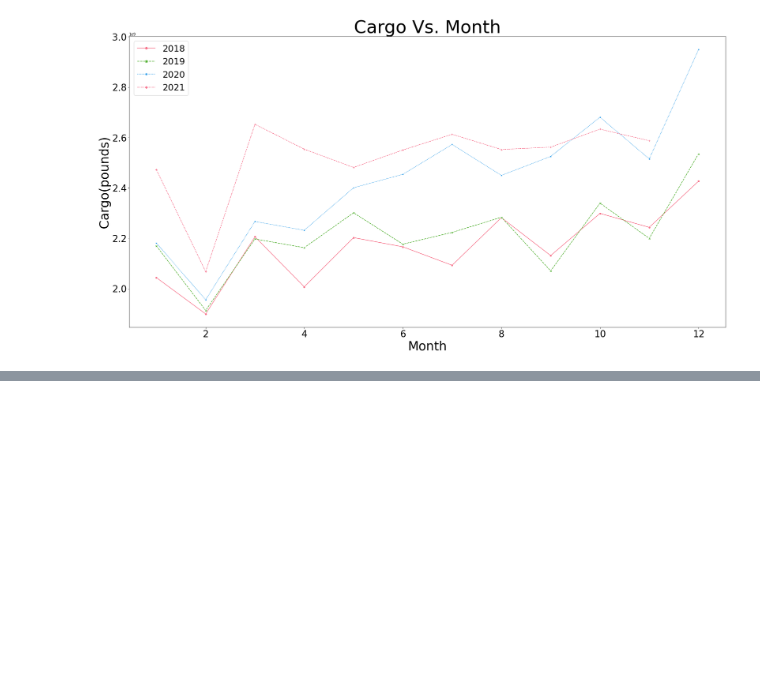
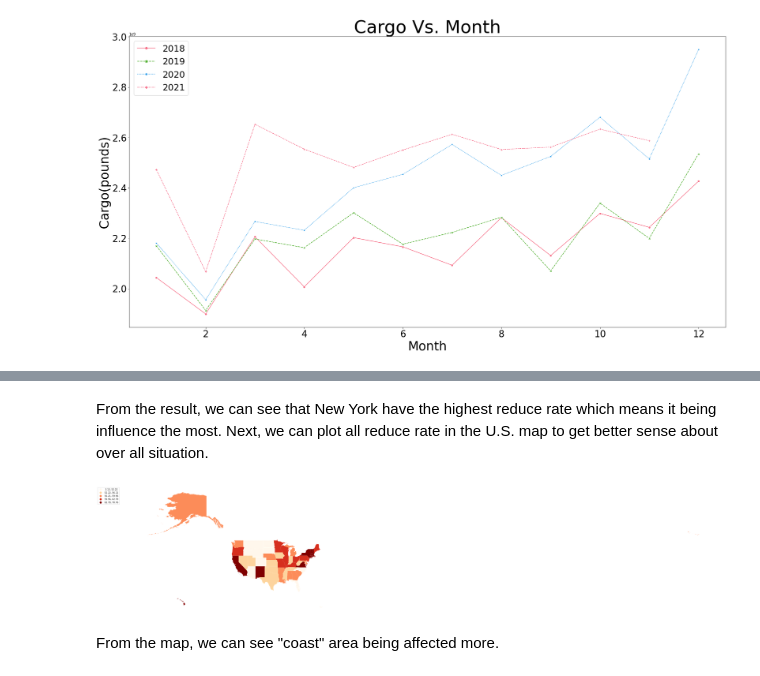
Before and after one commit to lxzhe718-1935368/Influence-Of-COVID-On-Our-Trip, a Jupyter notebook: final_project.ipynb, the cells around one changed output, grey strips where cells are left out. Saved outputs shown, nothing was run; the diff lists cells and outputs as text; code cells hidden in the pictures; blank space fills up the shorter version.

```diff
--- a/final_project.ipynb
+++ b/final_project.ipynb
@@ -239,0 +233,14 @@ df.plot()
+# %%
+city_data_2019 = flight_2019.groupby("ORIGIN_STATE_NM", as_index=False)["PASSENGERS"].sum()
+city_data_2020 = flight_2020.groupby("ORIGIN_STATE_NM", as_index=False)["PASSENGERS"].sum()
+# %%
+# join two data together to calculate reduce percentage
+# PASSENGERS_x represent 2019 data, y repersent 2020 data
+all_data = city_data_2019.merge(city_data_2020, on="ORIGIN_STATE_NM")
+all_data["difference"] = all_data["PASSENGERS_x"] - all_data["PASSENGERS_y"]
+all_data["percentage"] = all_data["difference"] / all_data["PASSENGERS_x"] * 100
+
+# get top 5 reduce rate and city
+all_data = all_data.sort_values(by=["percentage"], ascending=False)
+part_3_result = all_data.head(5)
+print(part_3_result)
@@ -239,0 +255,21 @@ df.plot()
+# %% [markdown]
+From the result, we can see that New York have the highest reduce rate which means it being influence the most. Next, we can plot all reduce rate in the U.S. map to get better sense about over all situation.
+# %%
+map_df = gpd.read_file(us_map)
+map_df = map_df.merge(all_data, how='left', left_on = 'NAME', right_on = 'ORIGIN_STATE_NM')
+# creat geom dataframe inorder to plot map
+map_df = map_df.dropna()
+map_gdf = gpd.GeoDataFrame(
+    map_df, geometry="geometry")
+# %%
+# need to zoom in the figure. I alread make some adjustment on on the result image.
+# Take a look at result graph first before re-run this part
+fig, ax = plt.subplots(1, figsize=(50, 100))
+map_gdf.plot(column="percentage", cmap='OrRd', scheme='quantiles',
+             legend=True, ax = ax, legend_kwds={'bbox_to_anchor': (0, 1)})
+plt.axis('off')
+fig.savefig("./result_graph/map.png")
+# %% [output]
+[figure, added]
+# %% [markdown]
+From the map, we can see "coast" area being affected more.
```
Also changed, not shown: parts of 10 cells of this notebook, 2 other files.
